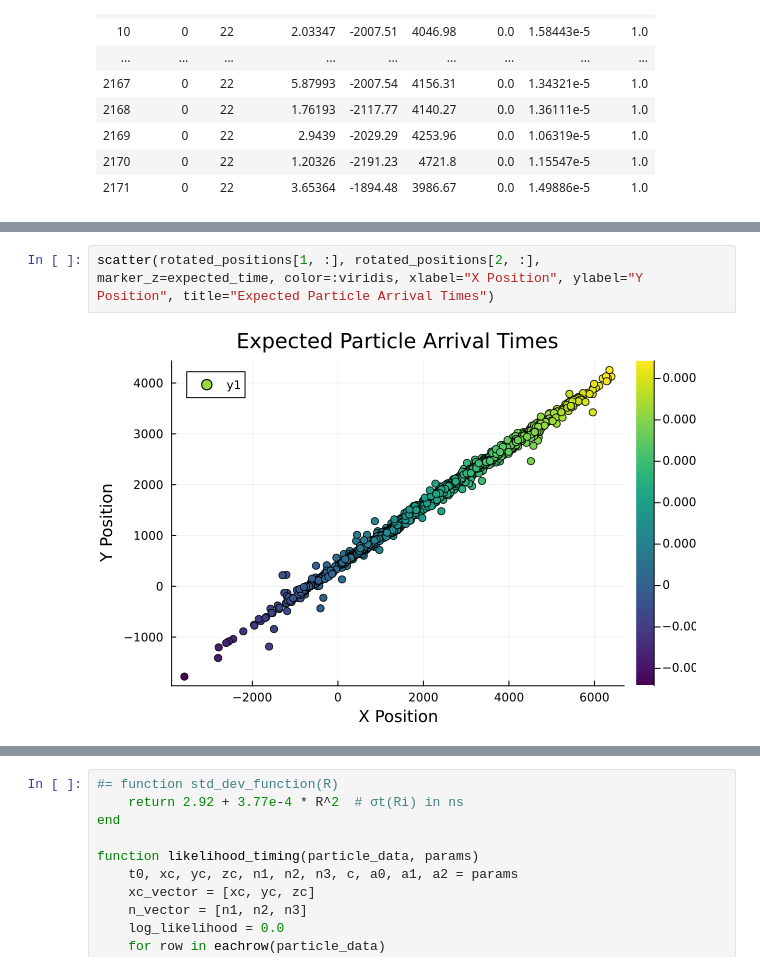
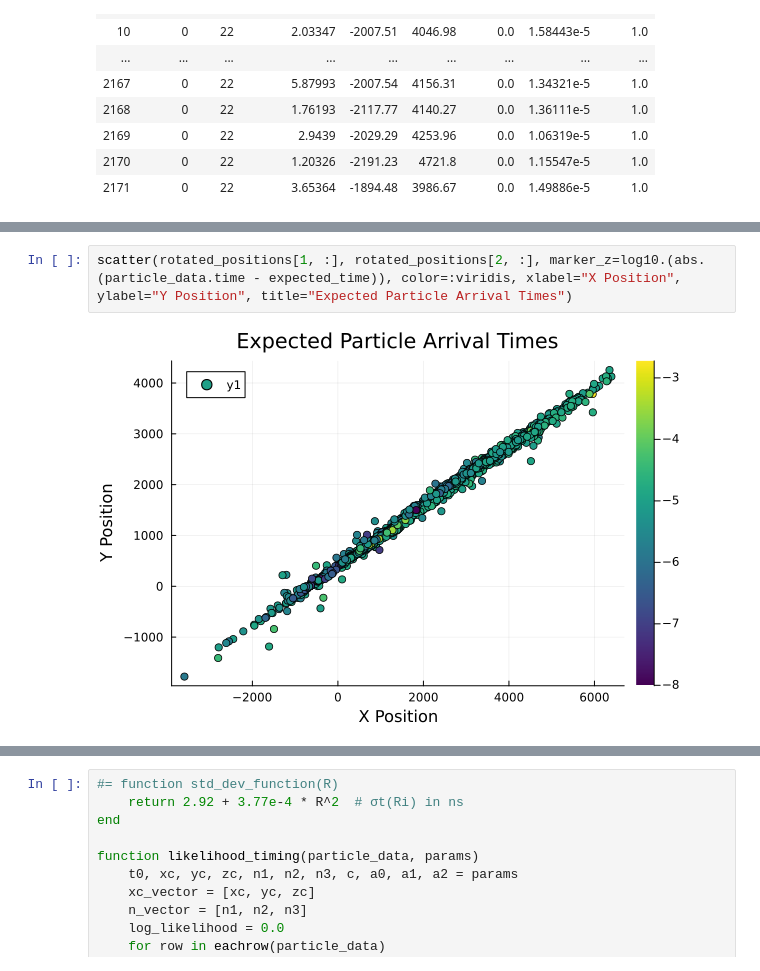
Before and after one commit to frannygalvan/Neutrino, a Jupyter notebook: Desktop/TAMBO/Neutrino_Plot/mle_true_data.ipynb, the cells around one changed output, grey strips where cells are left out. Drawn from its saved outputs; the diff is of its cells as text.

```diff
--- a/Desktop/TAMBO/Neutrino_Plot/mle_true_data.ipynb
+++ b/Desktop/TAMBO/Neutrino_Plot/mle_true_data.ipynb
@@ -114,4 +220,4 @@ scatter!((2485.30829674464,1867.8751468942435)) =#
 # %%
-scatter(rotated_positions[1, :], rotated_positions[2, :], marker_z=expected_time, color=:viridis, xlabel="X Position", ylabel="Y Position", title="Expected Particle Arrival Times")
+scatter(rotated_positions[1, :], rotated_positions[2, :], marker_z=log10.(abs.(particle_data.time - expected_time)), color=:viridis, xlabel="X Position", ylabel="Y Position", title="Expected Particle Arrival Times")
 # %% [output]
-[figure, old version]
+[figure, new version]
```
Also changed, not shown: parts of 11 cells of this notebook.
